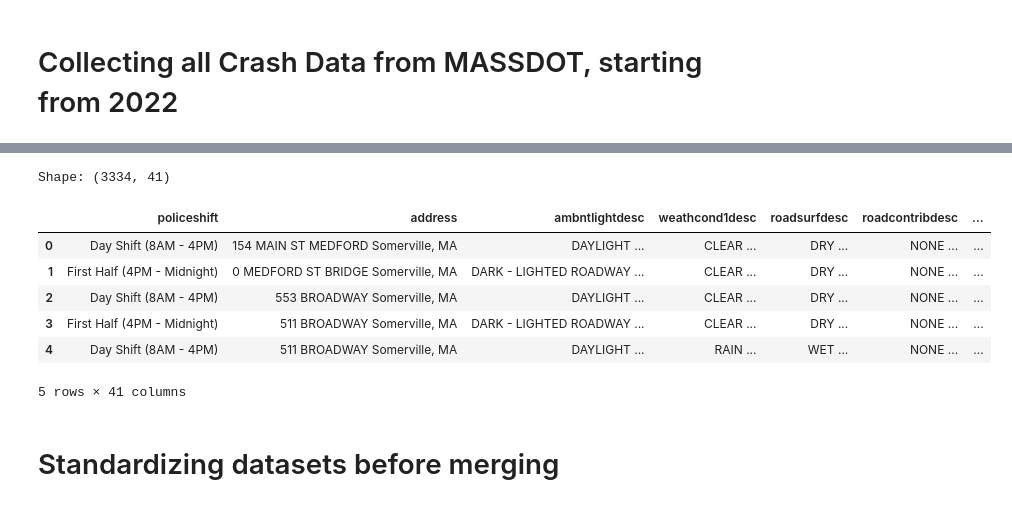
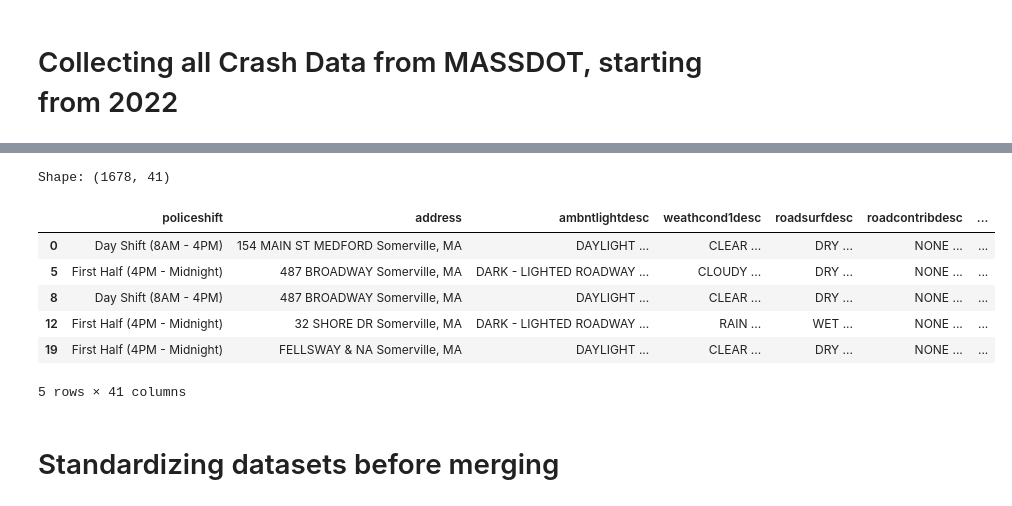
Before and after one commit to JackDougherty/mass-crash-map, a Jupyter notebook: boston-core-clean-merge.ipynb, the cells around one changed output, grey strips where cells are left out. Drawn from its saved outputs; the diff is of its cells as text; code cells hidden in the pictures.

```diff
--- a/boston-core-clean-merge.ipynb
+++ b/boston-core-clean-merge.ipynb
@@ -271,27 +274,28 @@ df.head()
 # %%
 # the dtcrash columns has the date and time of each crash and is of type str
 # the lon and lat columns are of type str
 # the following code ensures lon and lat are numeric and that the date and time are of type datetime
 df["CRASH_TIME"] = pd.to_datetime(df["dtcrash"], format="mixed", errors="coerce").dt.time
 df["CRASH_DATE"] = pd.to_datetime(df["dtcrash"],format="mixed", errors="coerce").dt.date
 df['CRASH_NUMB'] = df["crashnum"]
 df['LAT'] = df['latitude']
 df['LON'] = df['longitude']
 df['LAT'] = pd.to_numeric(df['LAT'], errors='coerce')
 df['LON'] = pd.to_numeric(df['LON'], errors='coerce')
 df['CITY_TOWN_NAME'] = 'SOMERVILLE'
+df = df[pd.to_datetime(df["dtcrash"],format="mixed", errors="coerce").dt.year >=2022]
 df = df.drop(columns=["latitude", "longitude", "crashnum", "dtcrash"])
 so_crashes = df
 print("Shape:", so_crashes.shape)
 so_crashes.head()
 # %% [output]
-Shape: (3334, 41)
+Shape: (1678, 41)
 |  | policeshift | address | ambntlightdesc | weathcond1desc | roadsurfdesc | roadcontribdesc | ... |
 | 0 | Day Shift (8AM - 4PM) | 154 MAIN ST MEDFORD Somerville, MA | DAYLIGHT ... | CLEAR ... | DRY ... | NONE ... | ... |
-| 1 | First Half (4PM - Midnight) | 0 MEDFORD ST BRIDGE Somerville, MA | DARK - LIGHTED ROADWAY ... | CLEAR ... | DRY ... | NONE ... | ... |
-| 2 | Day Shift (8AM - 4PM) | 553 BROADWAY Somerville, MA | DAYLIGHT ... | CLEAR ... | DRY ... | NONE ... | ... |
-| 3 | First Half (4PM - Midnight) | 511 BROADWAY Somerville, MA | DARK - LIGHTED ROADWAY ... | CLEAR ... | DRY ... | NONE ... | ... |
-| 4 | Day Shift (8AM - 4PM) | 511 BROADWAY Somerville, MA | DAYLIGHT ... | RAIN ... | WET ... | NONE ... | ... |
+| 5 | First Half (4PM - Midnight) | 487 BROADWAY Somerville, MA | DARK - LIGHTED ROADWAY ... | CLOUDY ... | DRY ... | NONE ... | ... |
+| 8 | Day Shift (8AM - 4PM) | 487 BROADWAY Somerville, MA | DAYLIGHT ... | CLEAR ... | DRY ... | NONE ... | ... |
+| 12 | First Half (4PM - Midnight) | 32 SHORE DR Somerville, MA | DARK - LIGHTED ROADWAY ... | RAIN ... | WET ... | NONE ... | ... |
+| 19 | First Half (4PM - Midnight) | FELLSWAY & NA Somerville, MA | DAYLIGHT ... | CLEAR ... | DRY ... | NONE ... | ... |
 5 rows × 41 columns
 # %% [markdown]
 # Standardizing datasets before merging
```
Also changed, not shown: parts of 17 cells of this notebook, 4 other files.
